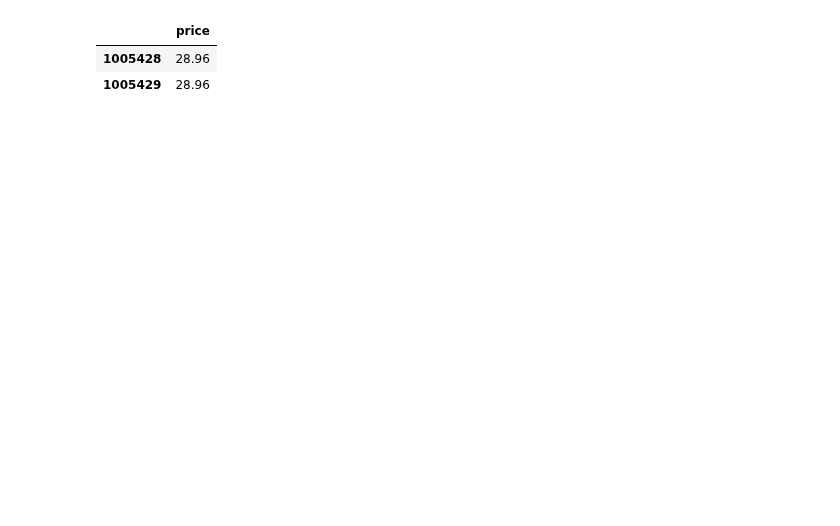
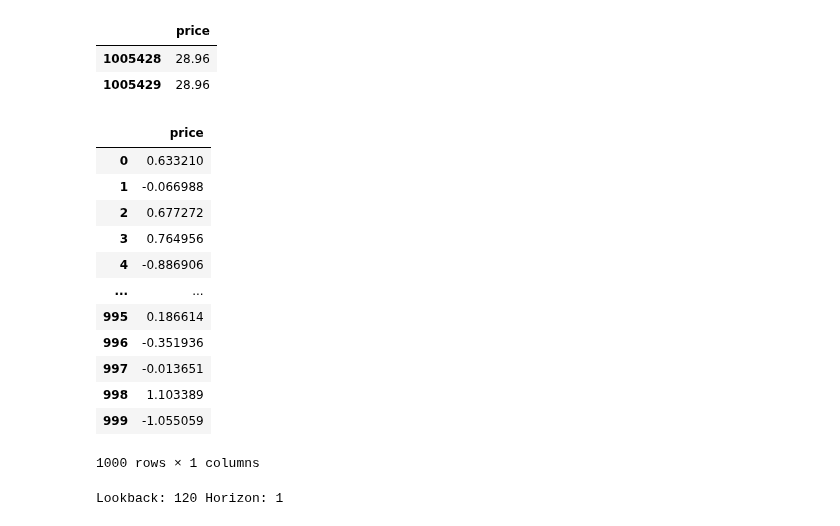
Before and after one commit to langflow-ai/wavy, a Jupyter notebook: notebooks/petr_intraday.ipynb, the cells around one changed output. Cells and saved outputs as stored; diff of their text form; code cells hidden in the pictures; blank space fills up the shorter version.

```diff
--- a/notebooks/petr_intraday.ipynb
+++ b/notebooks/petr_intraday.ipynb
@@ -42,3 +35,45 @@ df.head(2)
+# %%
+df
+# %% [output]
+|  | price |
+| 0 | 0.633210 |
+| 1 | -0.066988 |
+| 2 | 0.677272 |
+| 3 | 0.764956 |
+| 4 | -0.886906 |
+| ... | ... |
+| 995 | 0.186614 |
+| 996 | -0.351936 |
+| 997 | -0.013651 |
+| 998 | 1.103389 |
+| 999 | -1.055059 |
+1000 rows × 1 columns
+# %%
+import numpy as np
+import pandas as pd
+
+# Start with any time series dataframe
+df = pd.DataFrame({'price': np.random.randn(1000)}, index=range(1000))
+
+# Create panels. Each panel is composed of a list of frames.
+x, y = wavy.create_panels(df, lookback=120, horizon=1)
+
+# x and y are the past and corresponding future data.
+# Lookback and Horizon their number of timesteps.
+print("Lookback:", len(x[0]), "Horizon:", len(y[0]))
+
+# Plot the target.
+y.plot()
+
+# Convert to numpy arrays. Panels contain a train-val-test split by default.
+x_train, y_train = x.train.values, y.train.values
+x_test, y_test = x.test.values, y.test.values
+
+# Or just instantiate a model.
+model = wavy.LinearRegression(x, y)
+model.score()
+# %% [output]
+Lookback: 120 Horizon: 1
 # %%
 %%time
 x, y = wavy.create_panels(df, lookback=120, horizon=30)
```
Also changed, not shown: parts of 15 cells of this notebook, 7 other files.
